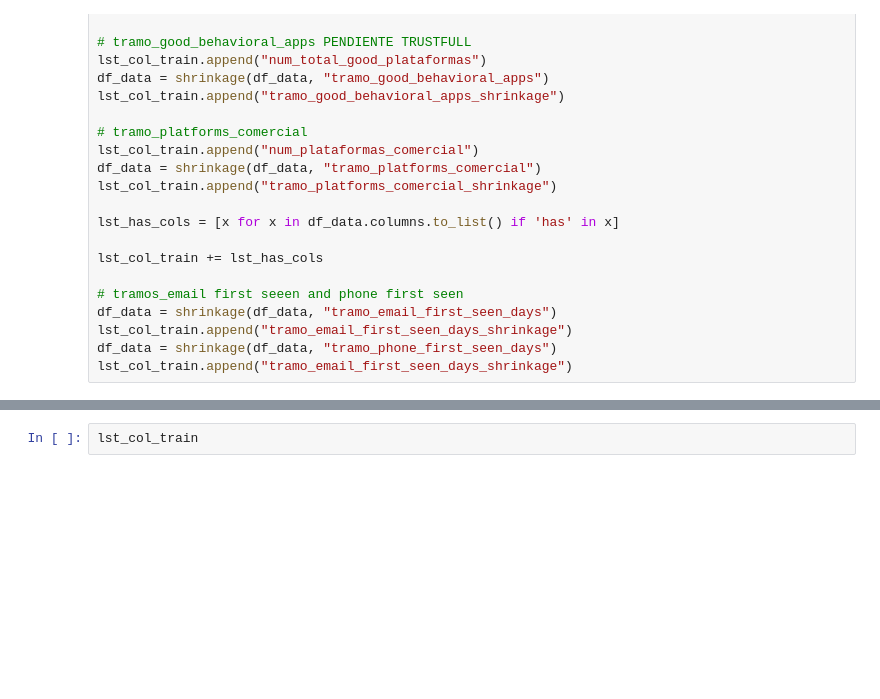
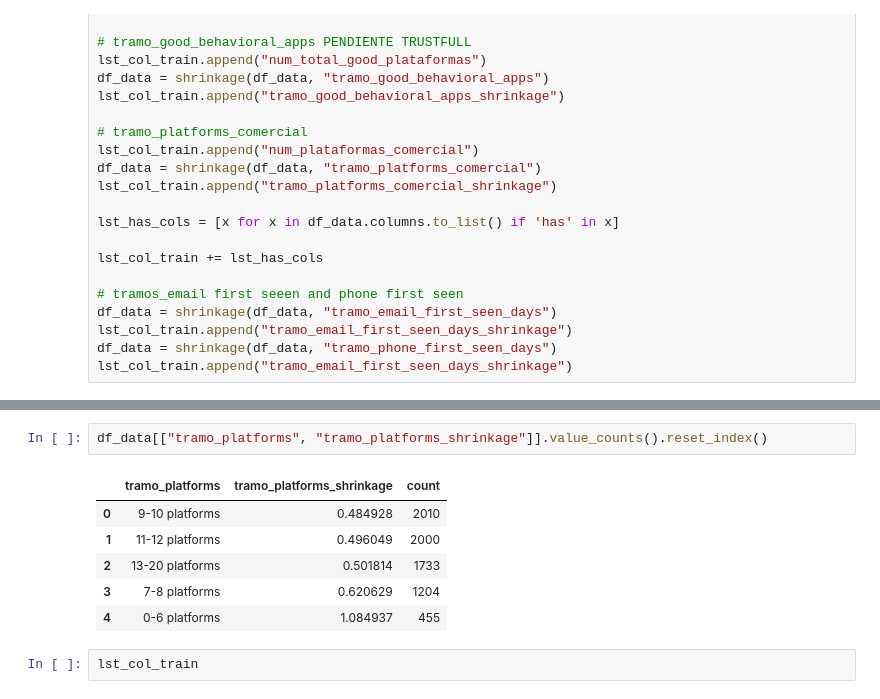
Before and after one commit to cgomez-QB/Fraud-Model, a Jupyter notebook: src/first_exploration/exploratory_data_analysis.ipynb, the cells around one changed output, grey strips where cells are left out. Saved outputs shown, nothing was run; the diff lists cells and outputs as text; blank space fills up the shorter version.

```diff
--- a/src/first_exploration/exploratory_data_analysis.ipynb
+++ b/src/first_exploration/exploratory_data_analysis.ipynb
@@ -1199,3 +1243,12 @@ lst_col_train.append("tramo_email_first_seen_days_shrinkage")
+# %%
+df_data[["tramo_platforms", "tramo_platforms_shrinkage"]].value_counts().reset_index()
+# %% [output]
+|  | tramo_platforms | tramo_platforms_shrinkage | count |
+| 0 | 9-10 platforms | 0.484928 | 2010 |
+| 1 | 11-12 platforms | 0.496049 | 2000 |
+| 2 | 13-20 platforms | 0.501814 | 1733 |
+| 3 | 7-8 platforms | 0.620629 | 1204 |
+| 4 | 0-6 platforms | 1.084937 | 455 |
 # %%
 lst_col_train
 # %% [output]
```
Also changed, not shown: parts of 13 cells of this notebook, 3 other files.
